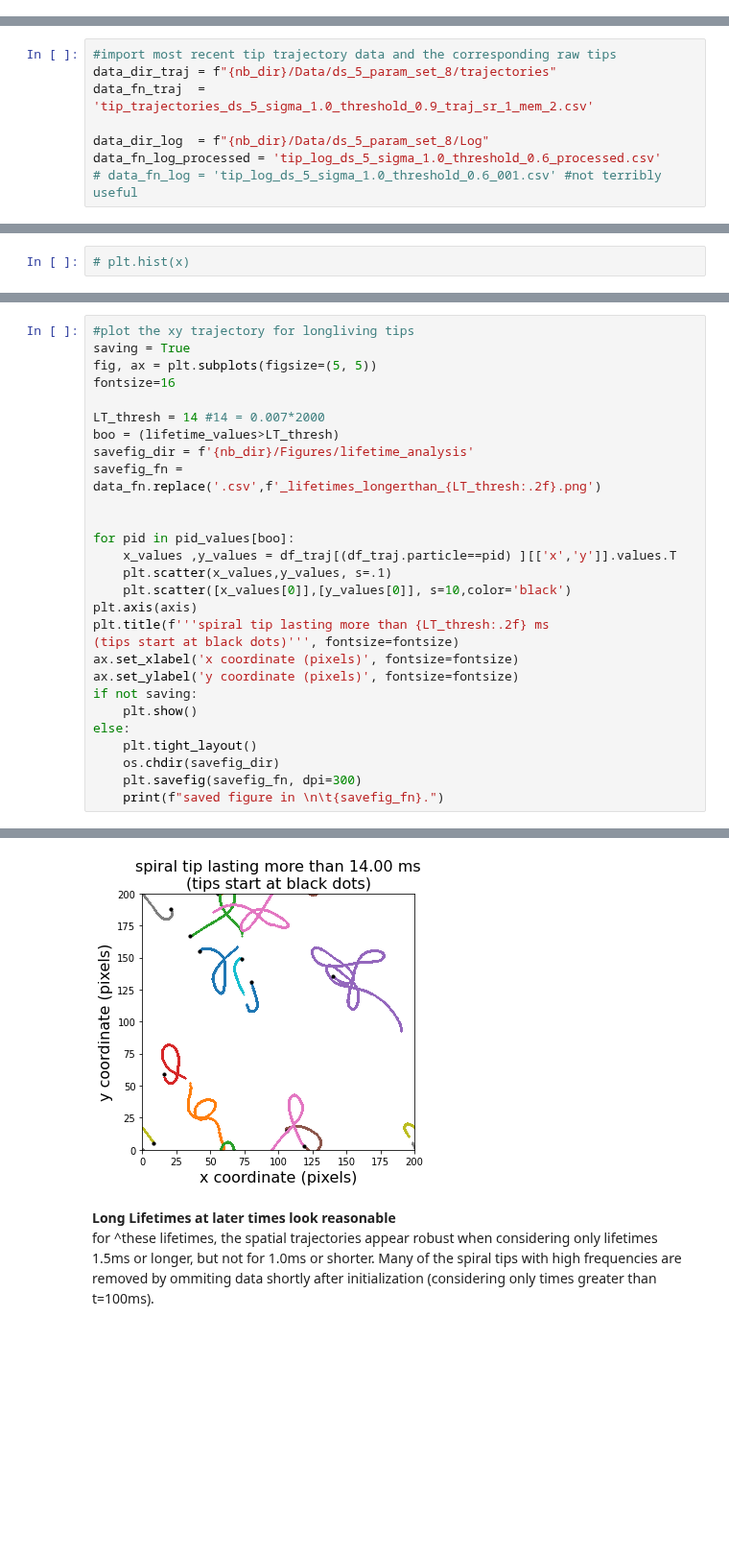
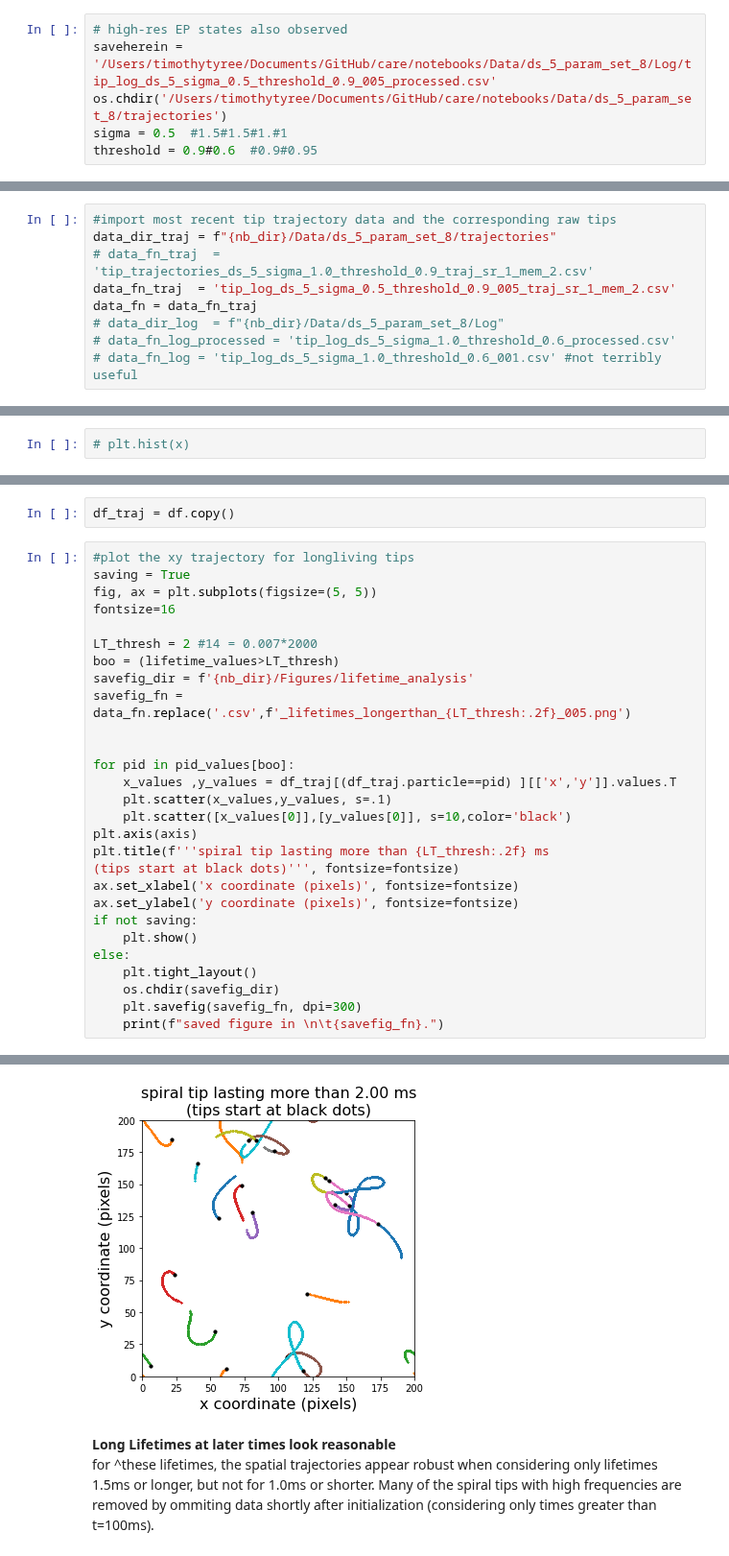
Before and after one commit to timtyree/care, a Jupyter notebook: notebooks/Lifetimes of Spiral Tips.ipynb, the cells around one changed output, grey strips where cells are left out. Shown at 96% size. Cells and saved outputs as stored; diff of their text form; blank space fills up the shorter version.

```diff
--- a/notebooks/Lifetimes of Spiral Tips.ipynb
+++ b/notebooks/Lifetimes of Spiral Tips.ipynb
@@ -81,6 +80,12 @@ ds = eval(fn[fn.find('ds_')+len('ds_'):].split('_')[0])
 sigma = eval(fn[fn.find('sigma_')+len('sigma_'):].split('_')[0])
 # %% [markdown]
 # import tip positions
+# %%
+# high-res EP states also observed
+saveherein = '/Users/timothytyree/Documents/GitHub/care/notebooks/Data/ds_5_param_set_8/Log/tip_log_ds_5_sigma_0.5_threshold_0.9_005_processed.csv'
+os.chdir('/Users/timothytyree/Documents/GitHub/care/notebooks/Data/ds_5_param_set_8/trajectories')
+sigma = 0.5  #1.5#1.5#1.#1
+threshold = 0.9#0.6  #0.9#0.95
 # %%
 #if using ^that result of tip positions expanded into rows?
 data_dir = saveherein
@@ -538,10 +545,11 @@ df.loc[(traj.frame >= l-2) & (traj.frame <= l+2)]
 # %%
 #import most recent tip trajectory data and the corresponding raw tips
 data_dir_traj = f"{nb_dir}/Data/ds_5_param_set_8/trajectories"
-data_fn_traj  = 'tip_trajectories_ds_5_sigma_1.0_threshold_0.9_traj_sr_1_mem_2.csv'
-
-data_dir_log  = f"{nb_dir}/Data/ds_5_param_set_8/Log"
-data_fn_log_processed = 'tip_log_ds_5_sigma_1.0_threshold_0.6_processed.csv'
+# data_fn_traj  = 'tip_trajectories_ds_5_sigma_1.0_threshold_0.9_traj_sr_1_mem_2.csv'
+data_fn_traj  = 'tip_log_ds_5_sigma_0.5_threshold_0.9_005_traj_sr_1_mem_2.csv'
+data_fn = data_fn_traj
+# data_dir_log  = f"{nb_dir}/Data/ds_5_param_set_8/Log"
+# data_fn_log_processed = 'tip_log_ds_5_sigma_1.0_threshold_0.6_processed.csv'
 # data_fn_log = 'tip_log_ds_5_sigma_1.0_threshold_0.6_001.csv' #not terribly useful
 # %%
 os.chdir(data_dir_traj)
@@ -632,13 +630,15 @@ lifetime_values = np.array([get_lifetime(pid,df) for pid in pid_values])
+# %%
+df_traj = df.copy()
 # %%
 #plot the xy trajectory for longliving tips
 saving = True
 fig, ax = plt.subplots(figsize=(5, 5))
 fontsize=16
 
-LT_thresh = 14 #14 = 0.007*2000
+LT_thresh = 2 #14 = 0.007*2000
 boo = (lifetime_values>LT_thresh)
 savefig_dir = f'{nb_dir}/Figures/lifetime_analysis'
-savefig_fn = data_fn.replace('.csv',f'_lifetimes_longerthan_{LT_thresh:.2f}.png')
+savefig_fn = data_fn.replace('.csv',f'_lifetimes_longerthan_{LT_thresh:.2f}_005.png')
 
 
 for pid in pid_values[boo]:
@@ -663,4 +663,4 @@ saved figure in
-[figure, old version]
+[figure, new version]
 # %% [markdown]
 __Long Lifetimes at later times look reasonable__<br>
 for ^these lifetimes, the spatial trajectories appear robust when considering only lifetimes 1.5ms or longer, but not for 1.0ms or shorter.  Many of the spiral tips with high frequencies are removed by ommiting data shortly after initialization (considering only times greater than t=100ms).
```
Also changed, not shown: parts of 28 cells of this notebook, 6 other files.
